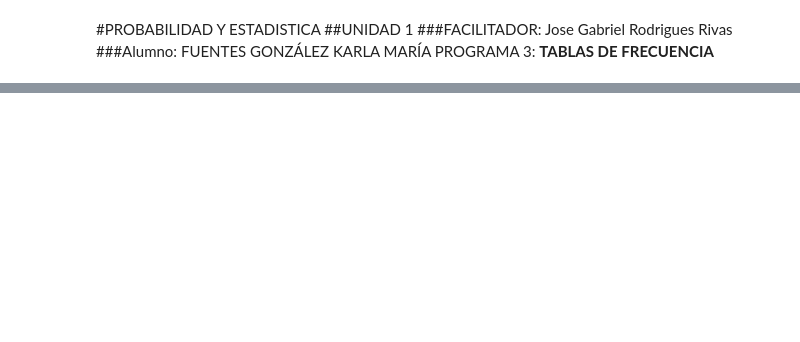
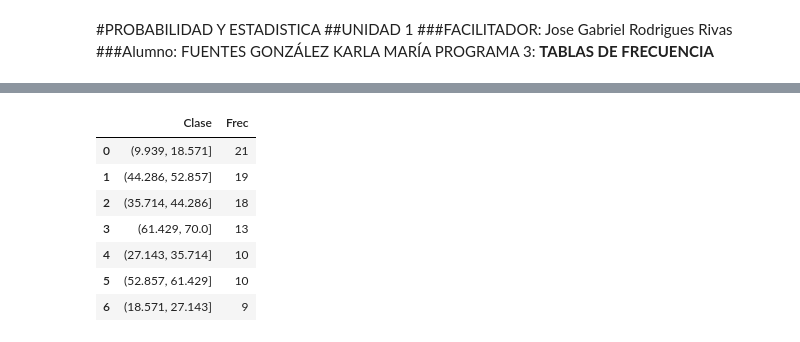
Before and after one commit to karla23x-01/Probabilidad-y-Estad-stica, a Jupyter notebook: Unidad1/Practica_3.ipynb, the cells around one changed output, grey strips where cells are left out. Cells and saved outputs as stored; diff of their text form; code cells hidden in the pictures; blank space fills up the shorter version.

```diff
--- a/Unidad1/Practica_3.ipynb
+++ b/Unidad1/Practica_3.ipynb
@@ -124,0 +154,13 @@ n=len(edades)
+# %%
+tabla_frecuencia = pd.cut( df['Edad'], bins=K, include_lowest=True).value_counts().reset_index()
+tabla_frecuencia.columns = ['Clase', 'Frec']
+tabla_frecuencia
+# %% [output]
+|  | Clase | Frec |
+| 0 | (9.939, 18.571] | 21 |
+| 1 | (44.286, 52.857] | 19 |
+| 2 | (35.714, 44.286] | 18 |
+| 3 | (61.429, 70.0] | 13 |
+| 4 | (27.143, 35.714] | 10 |
+| 5 | (52.857, 61.429] | 10 |
+| 6 | (18.571, 27.143] | 9 |
```
Also changed, not shown: parts of 17 cells of this notebook.
